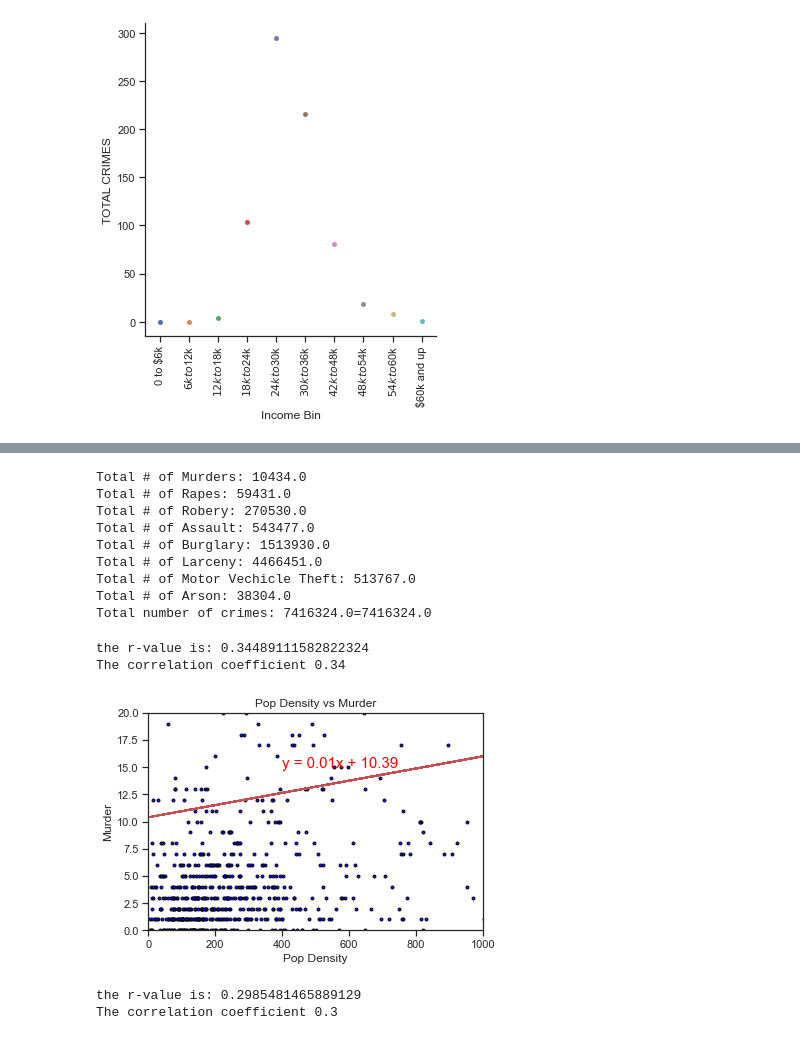
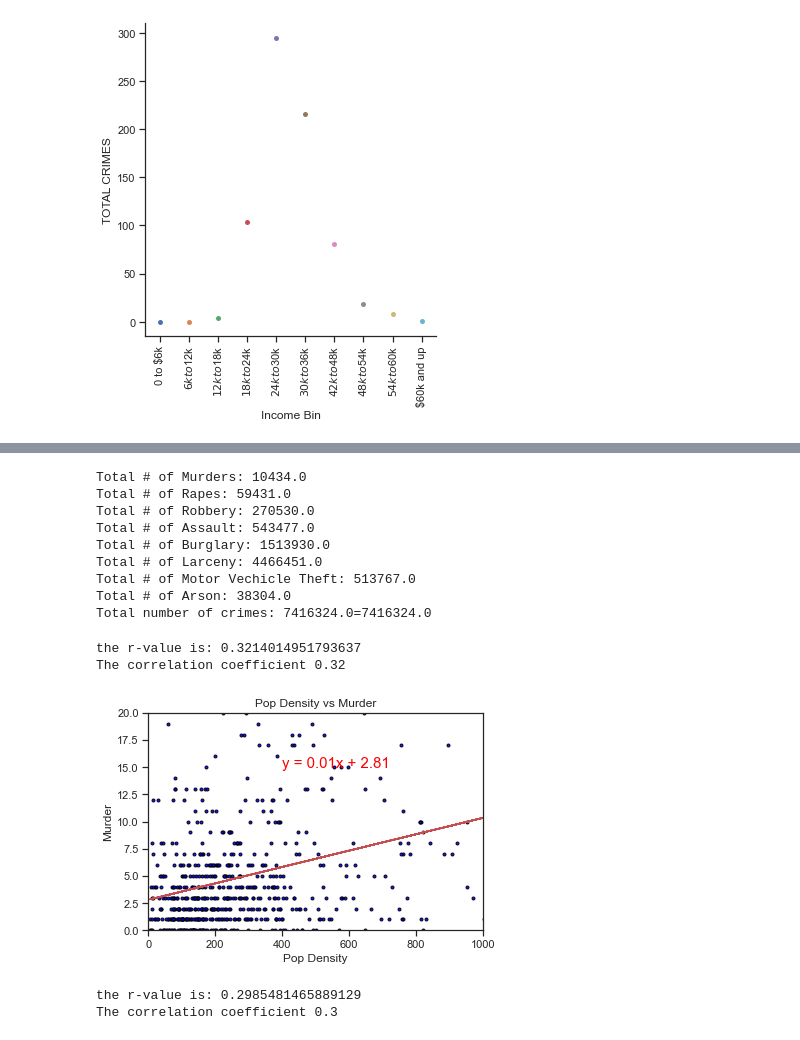
Before and after one commit to melindaeudy/Project_1, a Jupyter notebook: Project_1_Updated.ipynb, the cells around one changed output, grey strips where cells are left out. Saved outputs shown, nothing was run; the diff lists cells and outputs as text; code cells hidden in the pictures.

```diff
--- a/Project_1_Updated.ipynb
+++ b/Project_1_Updated.ipynb
@@ -588,7 +575,7 @@ total1 = merged_Crime_df["TOTAL CRIMES"].sum()
 total2 = Murder + Rape + Robbery + Assault + Burglary + Larceny + Mvtheft + Arson
 print(f"Total # of Murders: {Murder}")
 print(f"Total # of Rapes: {Rape}")
-print(f"Total # of Robery: {Robbery}")
+print(f"Total # of Robbery: {Robbery}")
 print(f"Total # of Assault: {Assault}")
 print(f"Total # of Burglary: {Burglary}")
 print(f"Total # of Larceny: {Larceny}")
@@ -598,39 +585,59 @@ print(f"Total number of crimes: {total1}={total2}")
 # %% [output]
 Total # of Murders: 10434.0
 Total # of Rapes: 59431.0
-Total # of Robery: 270530.0
+Total # of Robbery: 270530.0
 Total # of Assault: 543477.0
 Total # of Burglary: 1513930.0
 Total # of Larceny: 4466451.0
 Total # of Motor Vechicle Theft: 513767.0
 Total # of Arson: 38304.0
 Total number of crimes: 7416324.0=7416324.0
+# %%
+#eliminate the outliers for crime and density
+quartiles = merged_Crime_df["MURDER"].quantile([.25,.5,.75])
+lowerq = quartiles[0.25]
+upperq = quartiles[0.75]
+iqr = upperq-lowerq
+
+lower_bound_y = lowerq - (1.5*iqr)
+upper_bound_y = upperq + (1.5*iqr)
+# %%
+quartiles = merged_Crime_df["DENSITY"].quantile([.25,.5,.75])
+lowerq = quartiles[0.25]
+upperq = quartiles[0.75]
+iqr = upperq-lowerq
+
+lower_bound = lowerq - (1.5*iqr)
+upper_bound = upperq + (1.5*iqr)
+
+
+no_outlier_dens = merged_Crime_df.loc[(merged_Crime_df["DENSITY"] > lower_bound) & (merged_Crime_df["DENSITY"] < upper_bound) & (merged_Crime_df["MURDER"] > lower_bound_y) & (merged_Crime_df["MURDER"] < upper_bound_y)]
 # %%
-x_values = merged_Crime_df["DENSITY"]
-y_values = merged_Crime_df["MURDER"]
+x_values = no_outlier_dens["DENSITY"]
+y_values = no_outlier_dens["MURDER"]
 
 (slope, intercept, rvalue, pvalue, stderr) = linregress(x_values, y_values)
 regress_values = x_values * slope + intercept
 
 line_eq = "y = " + str(round(slope,2)) + "x + " + str(round(intercept,2))
 
 plt.scatter(x_values, y_values, marker=".", facecolors="blue", edgecolors="black", alpha=0.90)
 
 plt.plot(x_values,regress_values,"r-")
 
 plt.annotate(line_eq,(400, 15), fontsize=15,color="red")
 
 plt.title("Pop Density vs Murder")
 plt.xlabel("Pop Density")
 plt.ylabel("Murder")
 
 plt.xlim(0, 1000)
 plt.ylim(0, 20)
-
+plt.savefig('output_data/dens_v_murder_scat.png')
 print(f'the r-value is: {rvalue}')
 print(f'The correlation coefficient {round(st.pearsonr(x_values,y_values)[0],2)}')
 plt.show()
 # %% [output]
-the r-value is: 0.34489111582822324
-The correlation coefficient 0.34
+the r-value is: 0.3214014951793637
+The correlation coefficient 0.32
-[figure, old version]
+[figure, new version]
```
Also changed, not shown: parts of 59 cells of this notebook, 18 other files.
